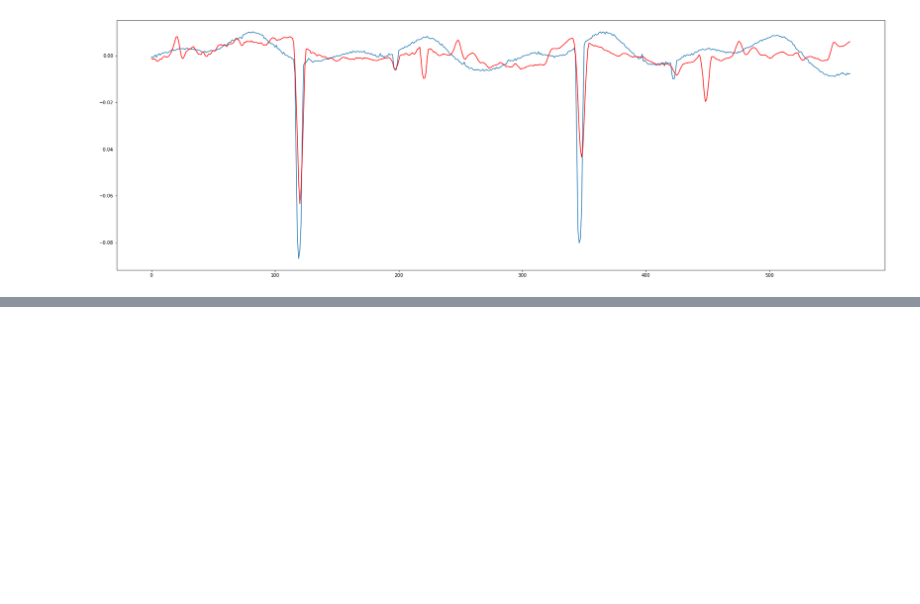
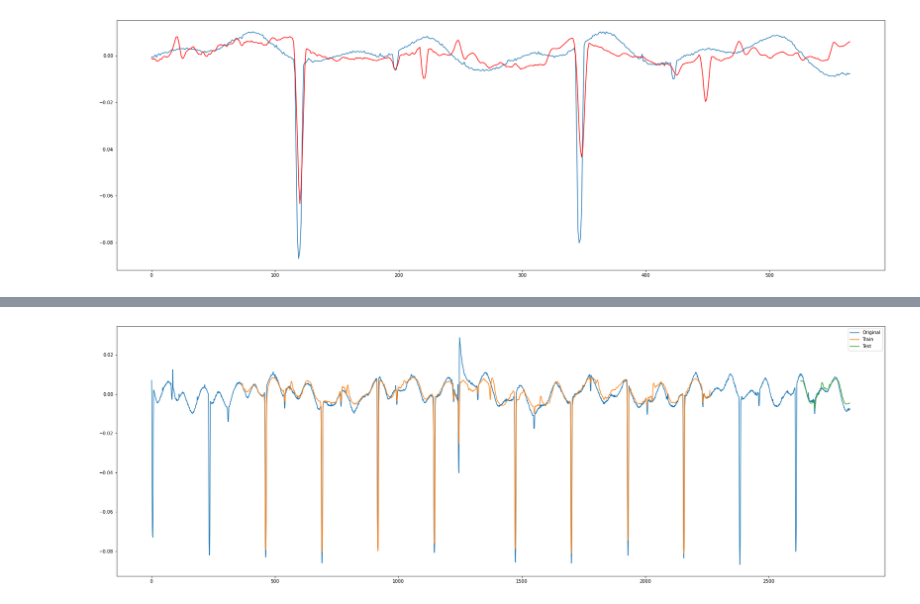
Before and after one commit to Zekarim/anseqdata-exoplanet, a Jupyter notebook: forecasting.ipynb, the cells around one changed output, grey strips where cells are left out. Saved outputs shown, nothing was run; the diff lists cells and outputs as text; code cells hidden in the pictures; blank space fills up the shorter version.

```diff
--- a/forecasting.ipynb
+++ b/forecasting.ipynb
@@ -178,0 +199,10 @@ KeyboardInterrupt:
+# %%
+#plot baseline and predictions with labels
+plt.figure(figsize=(30,10))
+plt.plot(scaler.inverse_transform(dataset), label='Original')
+plt.plot(trainPredictPlot, label='Train')
+plt.plot(testPredictPlot, label='Test')
+plt.legend(loc='best')
+plt.show()
+# %% [output]
+[figure, added]
```
Also changed, not shown: parts of 11 cells of this notebook.
